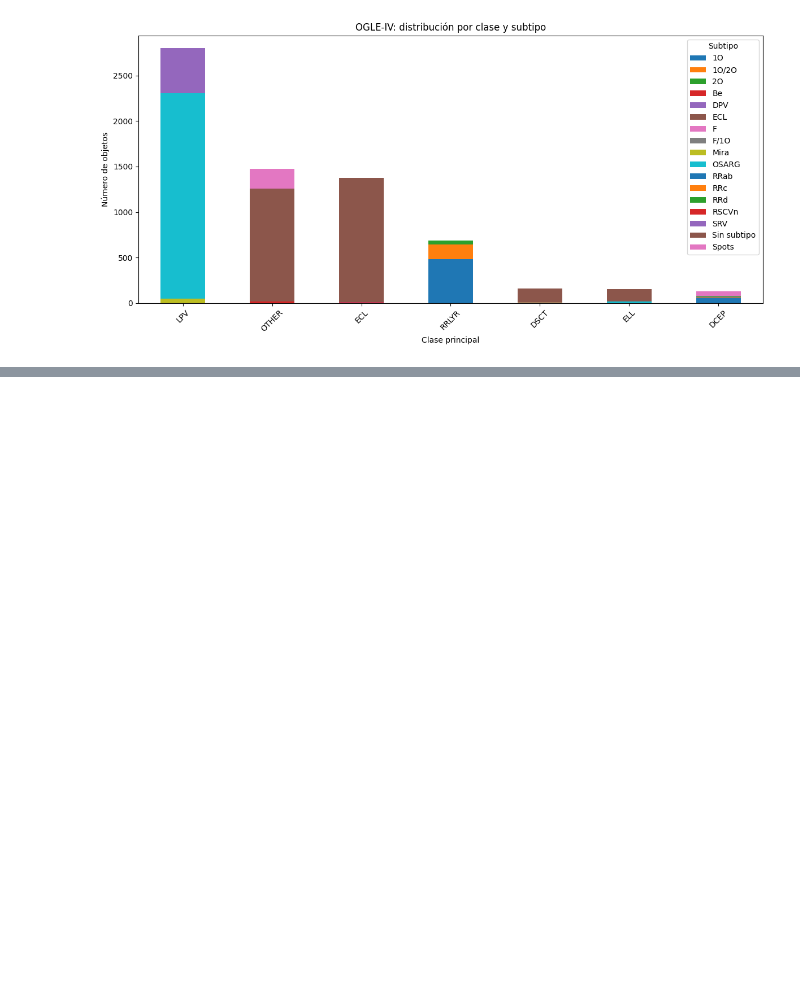
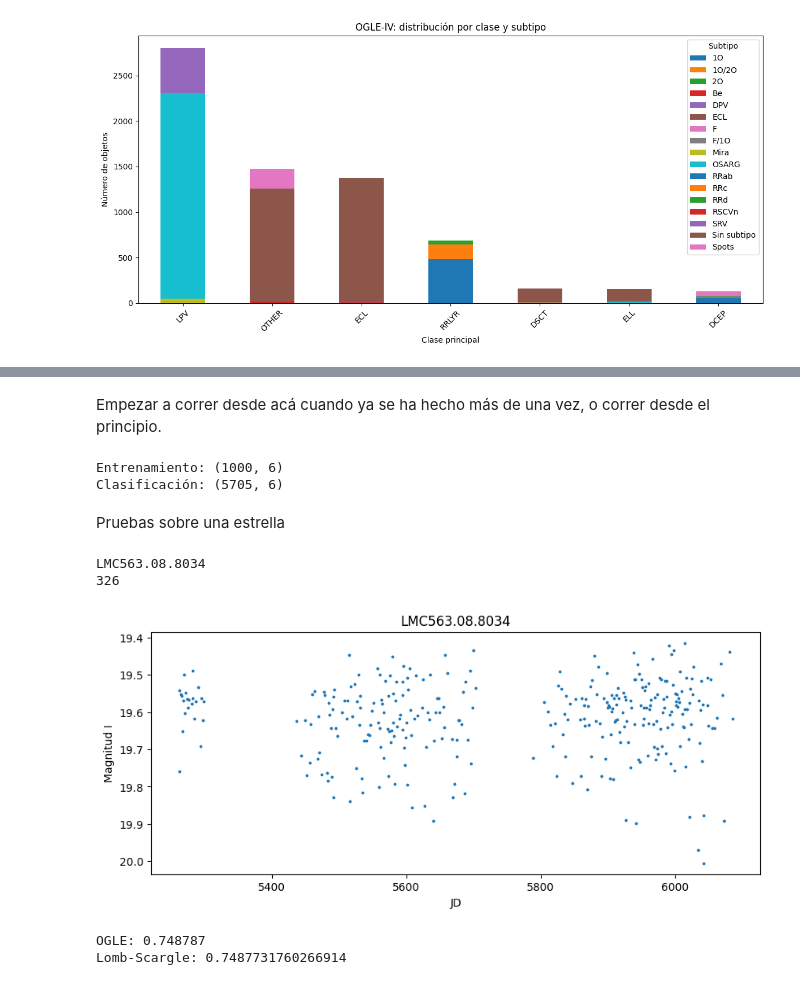
Before and after one commit to Brunelleschk1/Personal-projects, a Jupyter notebook: Proyectos de Astronomía/Laboratorio Final/ehhhh.ipynb, the cells around one changed output, grey strips where cells are left out. Cells and saved outputs as stored; diff of their text form; code cells hidden in the pictures; blank space fills up the shorter version.

```diff
--- a/Proyectos de Astronomía/Laboratorio Final/ehhhh.ipynb
+++ b/Proyectos de Astronomía/Laboratorio Final/ehhhh.ipynb
@@ -193,0 +246,36 @@ plt.show()
+# %% [markdown]
+Empezar a correr desde acá cuando ya se ha hecho más de una vez, o correr desde el principio.
+# %%
+# Separación reproducible
+df_train, df_classify = train_test_split(df,train_size=1000,random_state=42,shuffle=True)
+
+# Reiniciar índices
+df_train = df_train.reset_index(drop=True)
+df_classify = df_classify.reset_index(drop=True)
+
+print("Entrenamiento:", df_train.shape)
+print("Clasificación:", df_classify.shape)
+# %% [output]
+Entrenamiento: (1000, 6)
+Clasificación: (5705, 6)
+# %%
+PHOT_PATH = "phot/I"
+
+def load_lightcurve(star_id):
+
+    filepath = os.path.join(PHOT_PATH, f"{star_id}.dat")
+
+    if not os.path.exists(filepath):
+        return None, None, None
+
+    try:
+        data = np.loadtxt(filepath)
+
+        t = data[:,0]
+        mag = data[:,1]
+        err = data[:,2]
+
+        return t, mag, err
+
+    except:
+        return None, None, None
@@ -193,0 +575,39 @@ plt.show()
+# %% [markdown]
+Pruebas sobre una estrella
+# %%
+star = df_train.iloc[0]
+
+t, mag, err = load_lightcurve(star["ID"])
+
+print(star["ID"])
+print(len(t))
+
+plt.figure(figsize=(10,4))
+
+plt.scatter(t, mag, s=3)
+
+plt.gca().invert_yaxis()
+
+plt.xlabel("JD")
+plt.ylabel("Magnitud I")
+
+plt.title(star["ID"])
+
+plt.show()
+# %% [output]
+LMC563.08.8034
+326
+[figure, added]
+# %%
+period_ls, freq, power = lomb_scargle_period(
+    t,
+    mag,
+    star_type=star["Tipo"],
+    subtype=star["Subtipo"]
+)
+
+print("OGLE:", star["Periodo"])
+print("Lomb-Scargle:", period_ls)
+# %% [output]
+OGLE: 0.748787
+Lomb-Scargle: 0.7487731760266914
```
Also changed, not shown: parts of 15 cells of this notebook.
